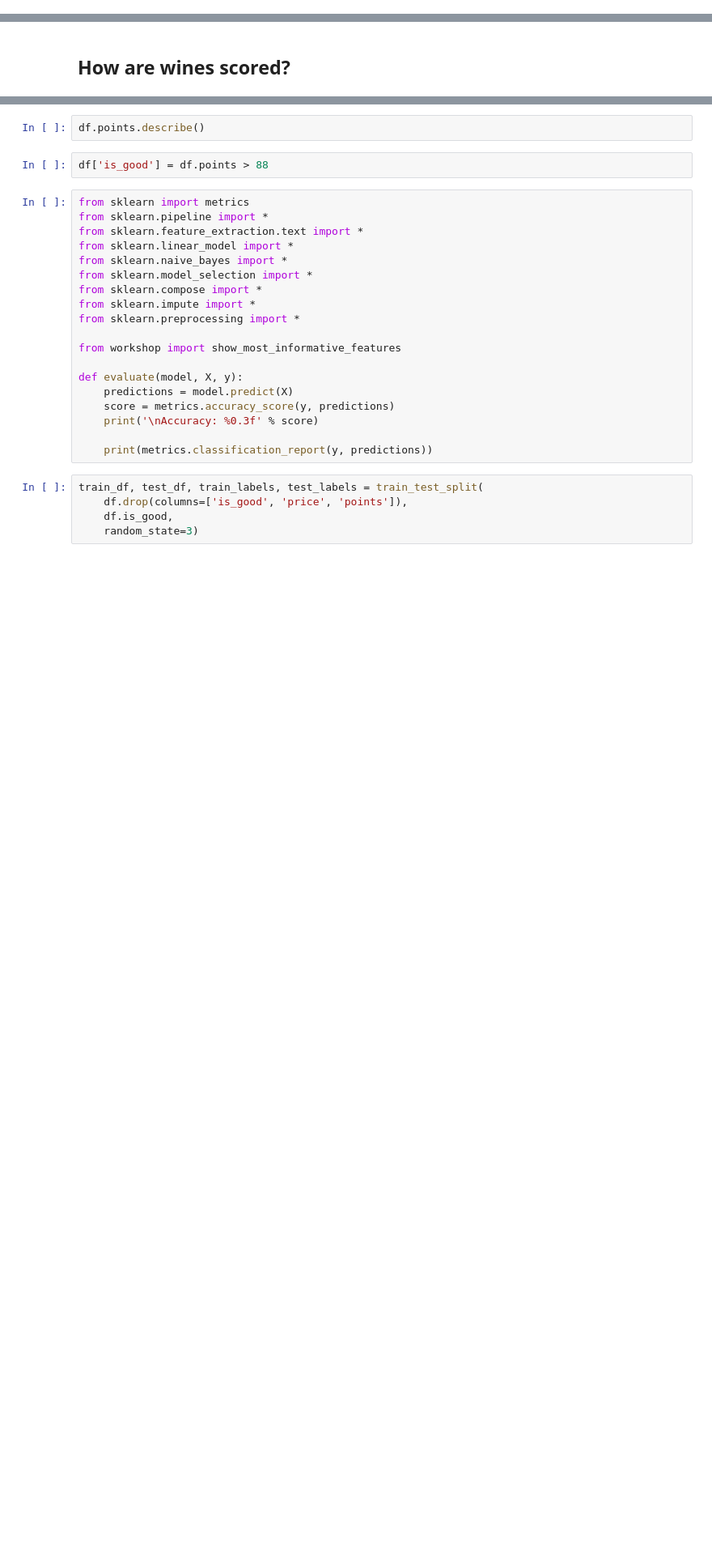
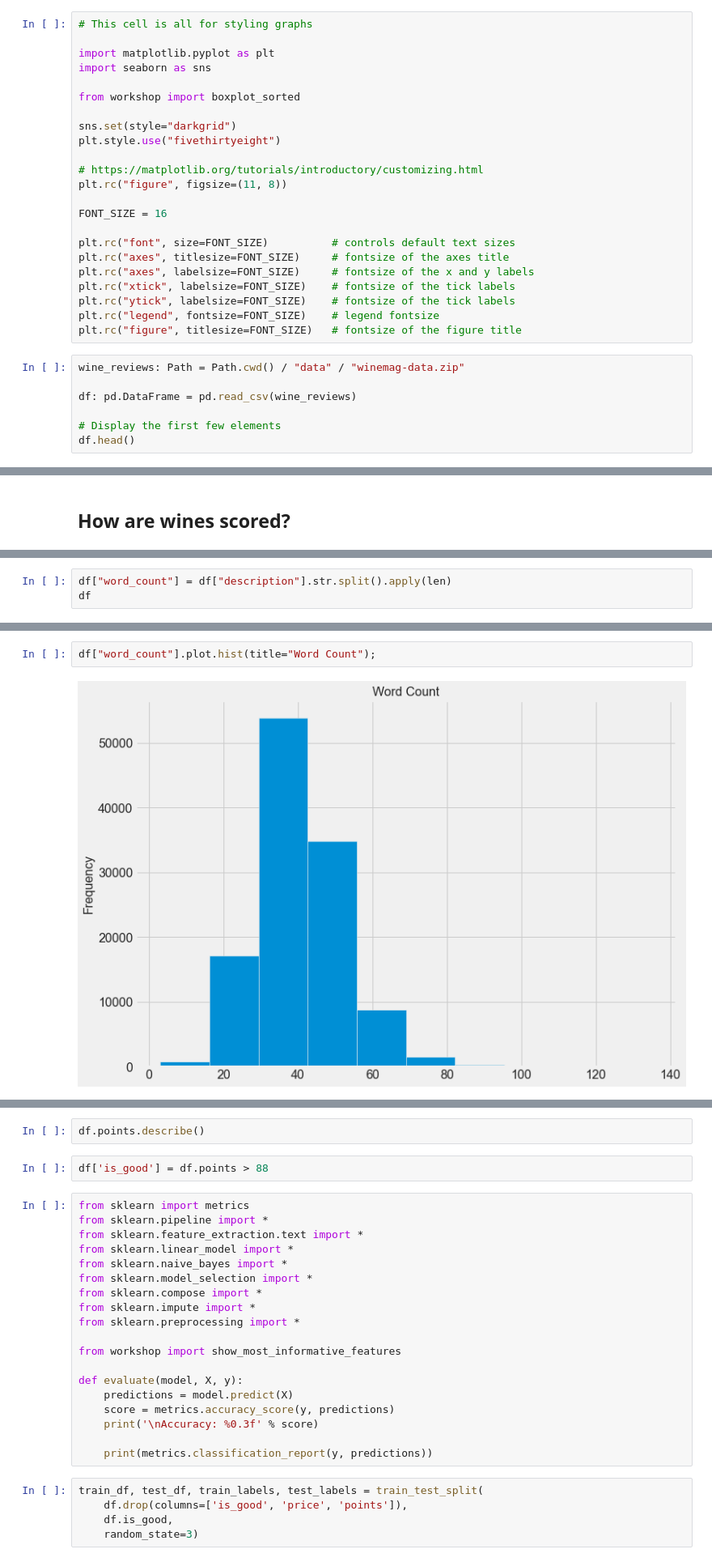
Before and after one commit to mtaron/sommelier.ai, a Jupyter notebook: sommelier.ipynb, the cells around one changed output, grey strips where cells are left out. Shown at 81% size. Drawn from its saved outputs; the diff is of its cells as text; blank space fills up the shorter version.

```diff
--- a/sommelier.ipynb
+++ b/sommelier.ipynb
@@ -34,0 +26,30 @@ df.head()
+# %%
+# This cell is all for styling graphs
+
+import matplotlib.pyplot as plt
+import seaborn as sns
+
+from workshop import boxplot_sorted
+
+sns.set(style="darkgrid")
+plt.style.use("fivethirtyeight")
+
+# https://matplotlib.org/tutorials/introductory/customizing.html
+plt.rc("figure", figsize=(11, 8))
+
+FONT_SIZE = 16
+
+plt.rc("font", size=FONT_SIZE)          # controls default text sizes
+plt.rc("axes", titlesize=FONT_SIZE)     # fontsize of the axes title
+plt.rc("axes", labelsize=FONT_SIZE)     # fontsize of the x and y labels
+plt.rc("xtick", labelsize=FONT_SIZE)    # fontsize of the tick labels
+plt.rc("ytick", labelsize=FONT_SIZE)    # fontsize of the tick labels
+plt.rc("legend", fontsize=FONT_SIZE)    # legend fontsize
+plt.rc("figure", titlesize=FONT_SIZE)   # fontsize of the figure title
+# %%
+wine_reviews: Path = Path.cwd() / "data" / "winemag-data.zip"
+
+df: pd.DataFrame = pd.read_csv(wine_reviews)
+
+# Display the first few elements
+df.head()
@@ -44,0 +135,3 @@ df.points.plot.hist(title="Points");
+# %%
+df["word_count"] = df["description"].str.split().apply(len)
+df
@@ -44,0 +152,4 @@ df.points.plot.hist(title="Points");
+# %%
+df["word_count"].plot.hist(title="Word Count");
+# %% [output]
+[figure, added]
```
Also changed, not shown: parts of 59 cells of this notebook, 2 other files.
